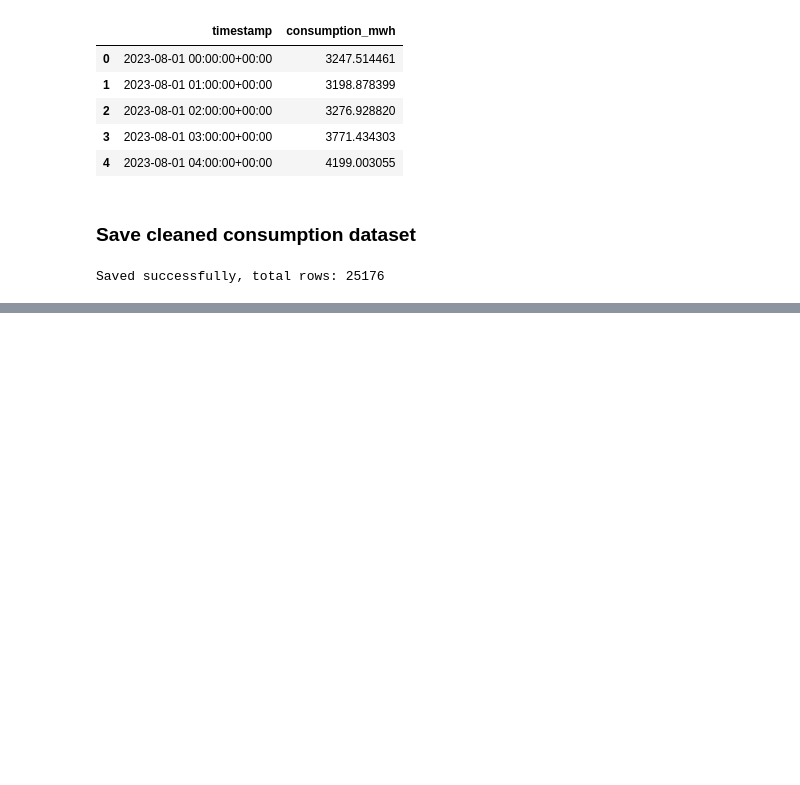
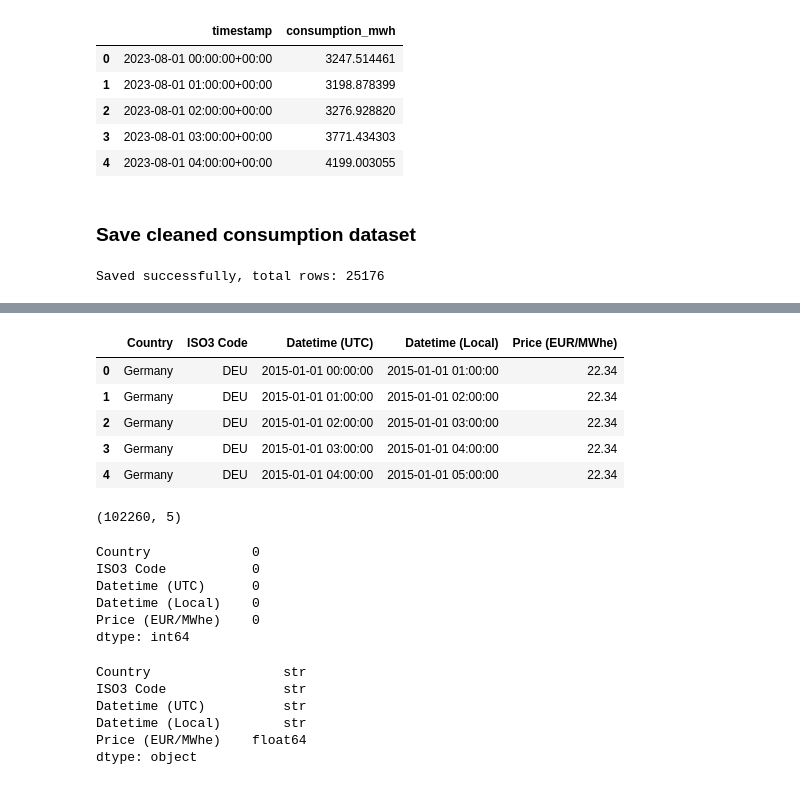
Before and after one commit to shreyakhetani/Finland-Electricity-Price-Analysis, a Jupyter notebook: notebooks/01_data_cleaning.ipynb, the cells around one changed output, grey strips where cells are left out. Saved outputs shown, nothing was run; the diff lists cells and outputs as text; code cells hidden in the pictures; blank space fills up the shorter version.

```diff
--- a/notebooks/01_data_cleaning.ipynb
+++ b/notebooks/01_data_cleaning.ipynb
@@ -418,0 +428,34 @@ Saved successfully, total rows: 25176
+# %%
+# Load Germany day-ahead electricity price data from Ember Climate
+df_germany_energy_prices = pd.read_csv('../data/raw/European_Reference_Prices/Germany.csv', sep=',')
+# %%
+df_germany_energy_prices.head()
+# %% [output]
+|  | Country | ISO3 Code | Datetime (UTC) | Datetime (Local) | Price (EUR/MWhe) |
+| 0 | Germany | DEU | 2015-01-01 00:00:00 | 2015-01-01 01:00:00 | 22.34 |
+| 1 | Germany | DEU | 2015-01-01 01:00:00 | 2015-01-01 02:00:00 | 22.34 |
+| 2 | Germany | DEU | 2015-01-01 02:00:00 | 2015-01-01 03:00:00 | 22.34 |
+| 3 | Germany | DEU | 2015-01-01 03:00:00 | 2015-01-01 04:00:00 | 22.34 |
+| 4 | Germany | DEU | 2015-01-01 04:00:00 | 2015-01-01 05:00:00 | 22.34 |
+# %%
+df_germany_energy_prices.shape
+# %% [output]
+(102260, 5)
+# %%
+df_germany_energy_prices.isnull().sum()
+# %% [output]
+Country             0
+ISO3 Code           0
+Datetime (UTC)      0
+Datetime (Local)    0
+Price (EUR/MWhe)    0
+dtype: int64
+# %%
+df_germany_energy_prices.dtypes
+# %% [output]
+Country                 str
+ISO3 Code               str
+Datetime (UTC)          str
+Datetime (Local)        str
+Price (EUR/MWhe)    float64
+dtype: object
```
Also changed, not shown: parts of 15 cells of this notebook, 1 other file.
